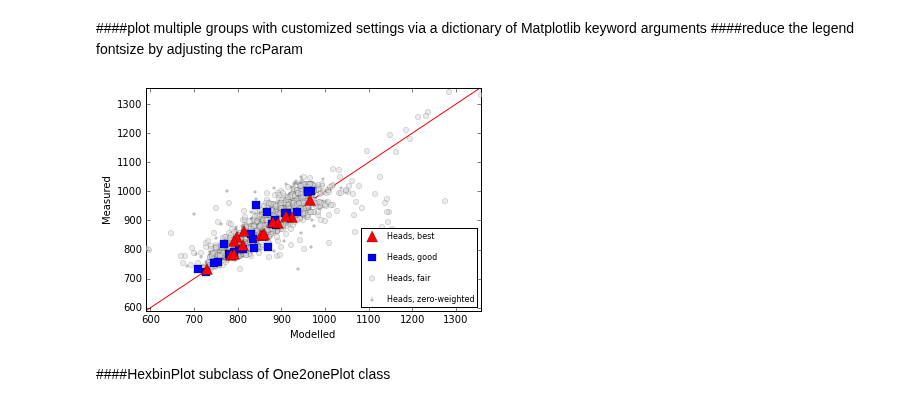
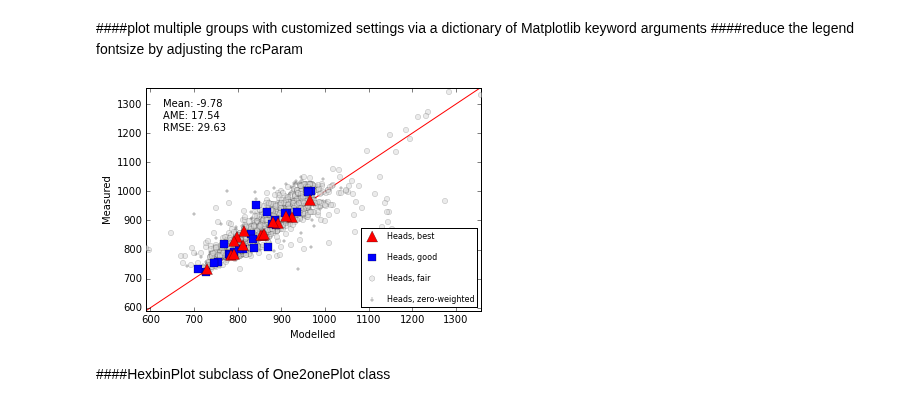
Before and after one commit to PESTools/pestools, a Jupyter notebook: examples/One2onePlot.ipynb, the cells around one changed output. Cells and saved outputs as stored; diff of their text form; code cells hidden in the pictures.

```diff
--- a/examples/One2onePlot.ipynb
+++ b/examples/One2onePlot.ipynb
@@ -38,35 +40,35 @@ groupinfo_heads = {'head_best': {'marker': '^',
                                  's': 28,
                                  'c': '0.85',
                                  'label': 'Heads, fair',
                                  'zorder': 8,
                                  'alpha': 0.5},
                    'head_poor': {'marker': '+',
                                  's': 20,
                                  'c': 'k',
                                  'label': 'Heads, zero-weighted',
                                  'zorder': 7},
                    'head_zero': {'marker': '+',
                                  's': 20,
                                  'c': 'k',
                                  'label': 'Heads, zero-weighted',
                                  'zorder': 7},
                    'WCRs1': {'marker': 'o',
                              's': 28,
                              'c': '0.85',
                              'label': 'Heads, fair',
                              'zorder': 8,
                              'alpha': 0.5},
                    'WCRs2': {'marker': '+',
                              's': 20,
                              'c': 'k',
                              'label': 'Heads, zero-weighted',
                              'zorder': 7}
 }
 plt.rcParams['legend.fontsize'] = 8
-fig, ax = res.plot_one2one(groupinfo_heads)
+fig, ax = res.plot_one2one(groupinfo_heads, print_stats=['Mean', 'AME', 'RMSE'])
 fig.savefig('test_one2one.pdf')
 # %% [output]
-[figure, old version]
+[figure, new version]
 # %% [markdown]
 ####HexbinPlot subclass of One2onePlot class
 # %%
```
Also changed, not shown: parts of 6 cells of this notebook, 6 other files.
